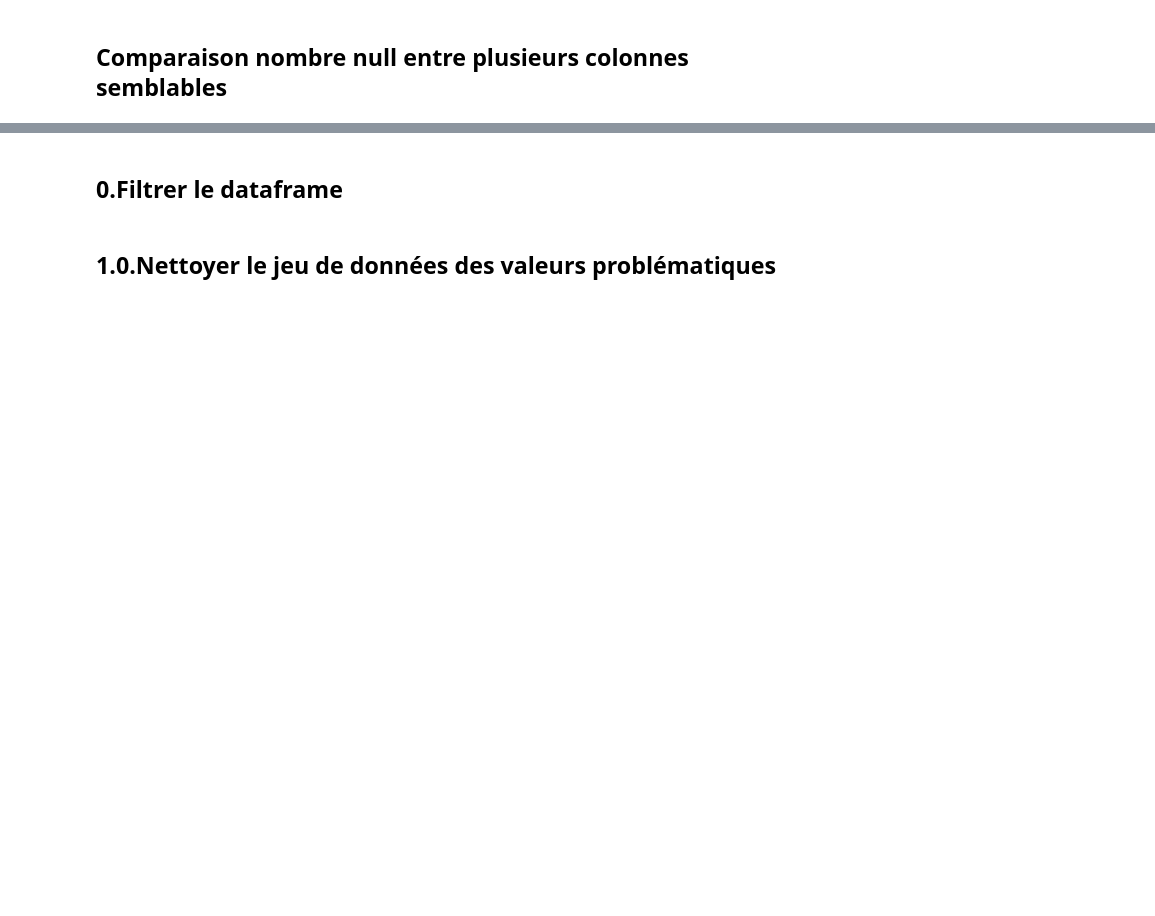
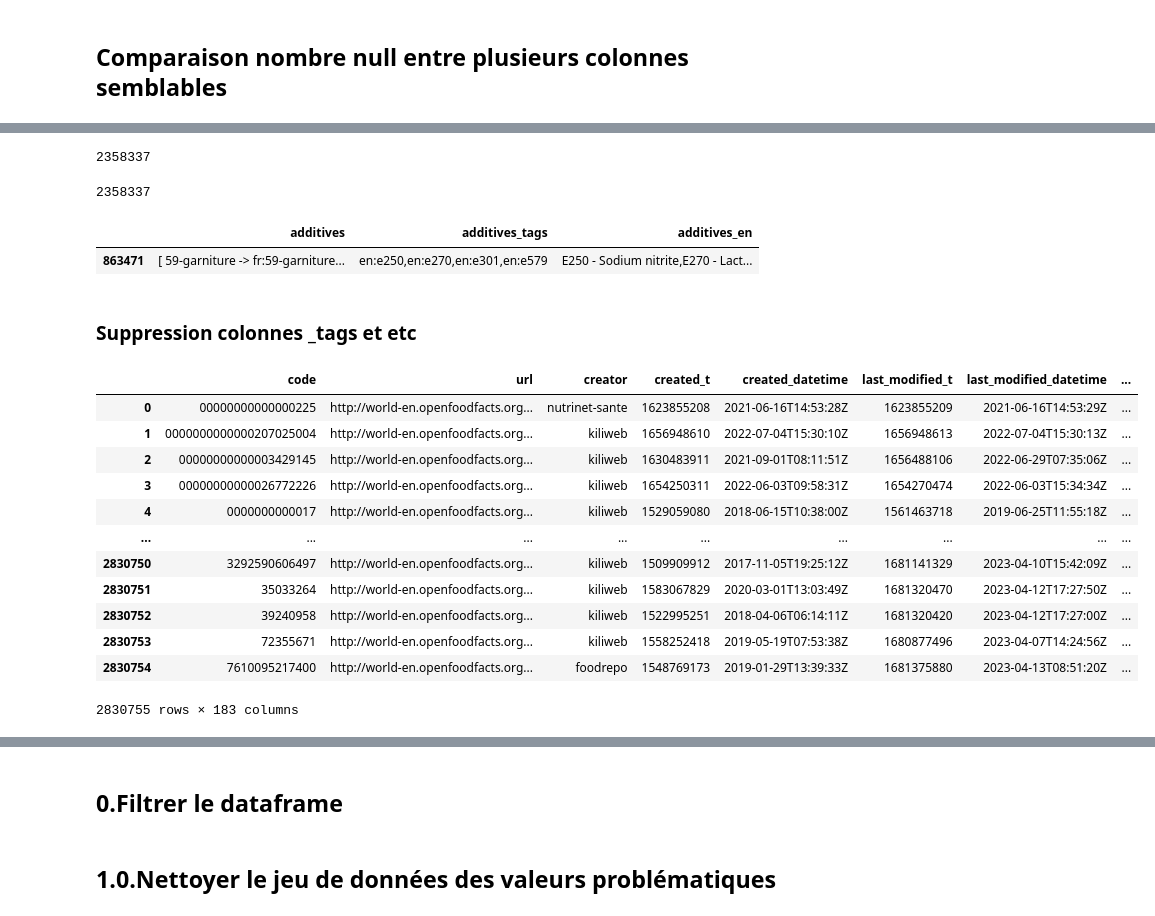
Before and after one commit to guillaumechupe/OpenFoodFact_Cluster, a Jupyter notebook: preprocessing.ipynb, the cells around one changed output, grey strips where cells are left out. Cells and saved outputs as stored; diff of their text form; code cells hidden in the pictures; blank space fills up the shorter version.

Commit message:
Suppression de multiples features en doublon

```diff
--- a/preprocessing.ipynb
+++ b/preprocessing.ipynb
@@ -56,0 +332,39 @@ df.loc[mask_packaging, ['packaging', 'packaging_en']]
+# %%
+df['additives_tags'].isna().sum()
+# %% [output]
+2358337
+# %%
+df['additives_en'].isna().sum()
+# %% [output]
+2358337
+# %%
+mask_traces = df[['additives', 'additives_tags','additives_en']].notnull().all(axis=1)
+df.loc[mask_traces, ['additives', 'additives_tags','additives_en']]
+# %% [output]
+|  | additives | additives_tags | additives_en |
+| 863471 | [ 59-garniture -> fr:59-garniture... | en:e250,en:e270,en:e301,en:e579 | E250 - Sodium nitrite,E270 - Lact... |
+# %% [markdown]
+### Suppression colonnes _tags et etc
+# %%
+cols_to_drop = ['packaging', 'packaging_tags', 'brands_tags', 'categories', 'categories_tags',
+                'origins', 'origins_tags', 'manufacturing_places_tags', 'labels', 'labels_tags',
+                'emb_codes_tags', 'cities', 'countries', 'countries_tags', 'traces', 'traces_tags',
+                'additives', 'additives_tags'
+                ]
+# %%
+df_withoutduplicatefeatures = df.drop(columns=cols_to_drop)
+df_withoutduplicatefeatures
+# %% [output]
+|  | code | url | creator | created_t | created_datetime | last_modified_t | last_modified_datetime | ... |
+| 0 | 00000000000000225 | http://world-en.openfoodfacts.org... | nutrinet-sante | 1623855208 | 2021-06-16T14:53:28Z | 1623855209 | 2021-06-16T14:53:29Z | ... |
+| 1 | 0000000000000207025004 | http://world-en.openfoodfacts.org... | kiliweb | 1656948610 | 2022-07-04T15:30:10Z | 1656948613 | 2022-07-04T15:30:13Z | ... |
+| 2 | 00000000000003429145 | http://world-en.openfoodfacts.org... | kiliweb | 1630483911 | 2021-09-01T08:11:51Z | 1656488106 | 2022-06-29T07:35:06Z | ... |
+| 3 | 00000000000026772226 | http://world-en.openfoodfacts.org... | kiliweb | 1654250311 | 2022-06-03T09:58:31Z | 1654270474 | 2022-06-03T15:34:34Z | ... |
+| 4 | 0000000000017 | http://world-en.openfoodfacts.org... | kiliweb | 1529059080 | 2018-06-15T10:38:00Z | 1561463718 | 2019-06-25T11:55:18Z | ... |
+| ... | ... | ... | ... | ... | ... | ... | ... | ... |
+| 2830750 | 3292590606497 | http://world-en.openfoodfacts.org... | kiliweb | 1509909912 | 2017-11-05T19:25:12Z | 1681141329 | 2023-04-10T15:42:09Z | ... |
+| 2830751 | 35033264 | http://world-en.openfoodfacts.org... | kiliweb | 1583067829 | 2020-03-01T13:03:49Z | 1681320470 | 2023-04-12T17:27:50Z | ... |
+| 2830752 | 39240958 | http://world-en.openfoodfacts.org... | kiliweb | 1522995251 | 2018-04-06T06:14:11Z | 1681320420 | 2023-04-12T17:27:00Z | ... |
+| 2830753 | 72355671 | http://world-en.openfoodfacts.org... | kiliweb | 1558252418 | 2019-05-19T07:53:38Z | 1680877496 | 2023-04-07T14:24:56Z | ... |
+| 2830754 | 7610095217400 | http://world-en.openfoodfacts.org... | foodrepo | 1548769173 | 2019-01-29T13:39:33Z | 1681375880 | 2023-04-13T08:51:20Z | ... |
+2830755 rows × 183 columns
```
Also changed, not shown: parts of 74 cells of this notebook.
